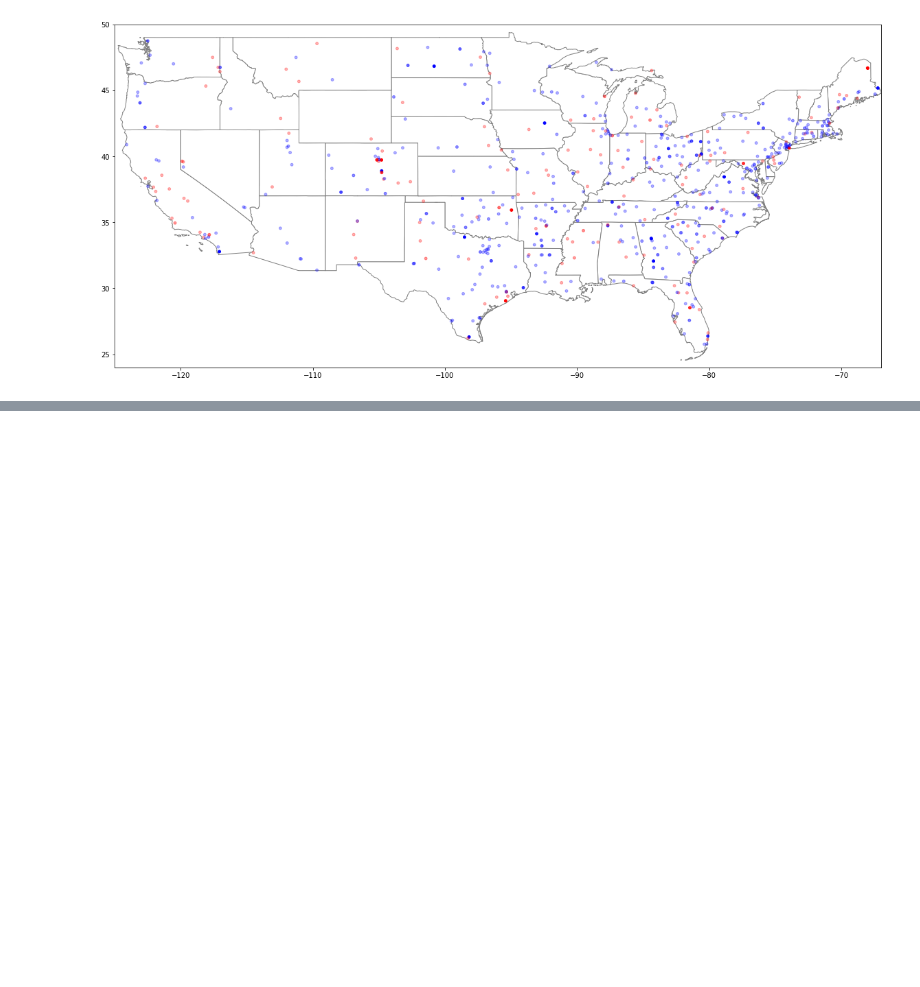
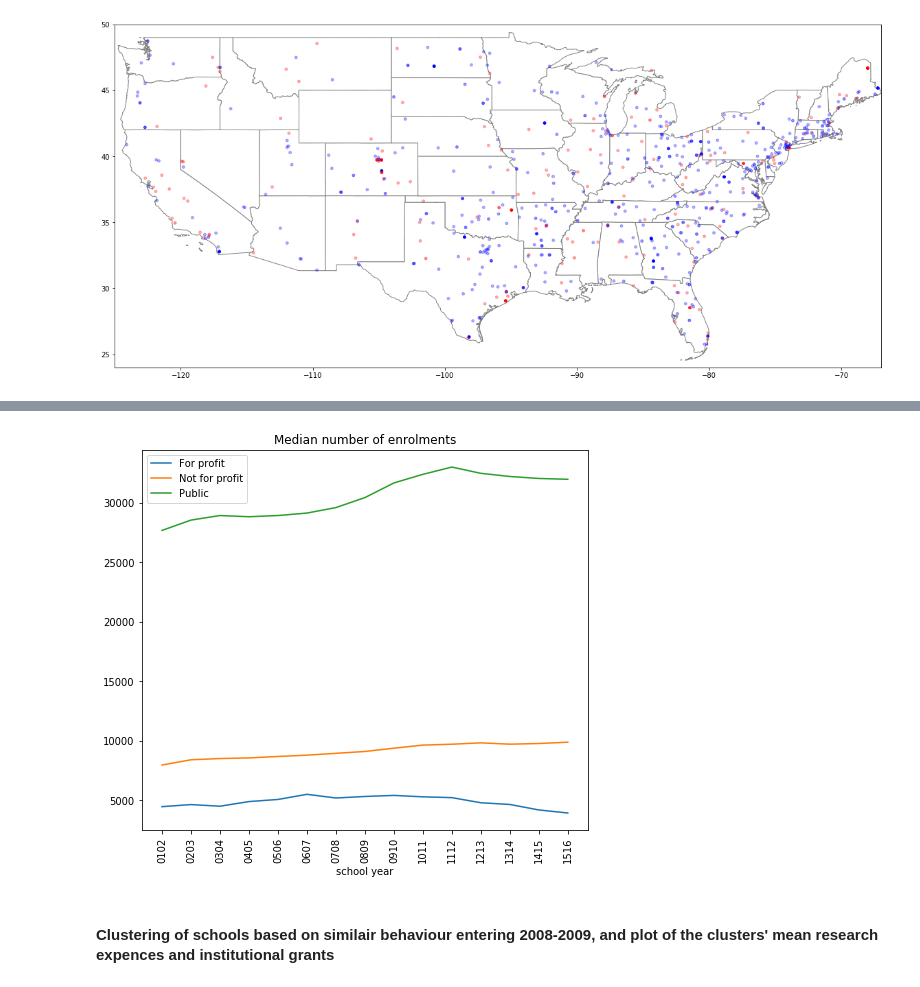
Before and after one commit to cyu1221/CS506, a Jupyter notebook: notebook/project_notebook.ipynb, the cells around one changed output, grey strips where cells are left out. Saved outputs shown, nothing was run; the diff lists cells and outputs as text; code cells hidden in the pictures; blank space fills up the shorter version.

```diff
--- a/notebook/project_notebook.ipynb
+++ b/notebook/project_notebook.ipynb
@@ -195,0 +393,8 @@ uni_public_df.plot(ax=USA_base, marker='o', c=colors, markersize=15);
+# %%
+enrollment_df = extractRelevantData(edu_df, ["EN"], ["0102","0203","0304","0405","0506","0607","0708","0809","0910","1011","1112","1213","1314","1415","1516"])
+enrollment_df = dataStatistics(enrollment_df, "mean", clusterCol="TYPE")
+plotAgregates(enrollment_df, ["EN"], ["For profit","Not for profit", "Public"], title="Median number of enrolments")
+# %% [output]
+[figure, added]
+# %% [markdown]
+#### Clustering of schools based on similair behaviour entering 2008-2009, and plot of the clusters' mean research expences and institutional grants
```
Also changed, not shown: parts of 26 cells of this notebook, 3 other files.
